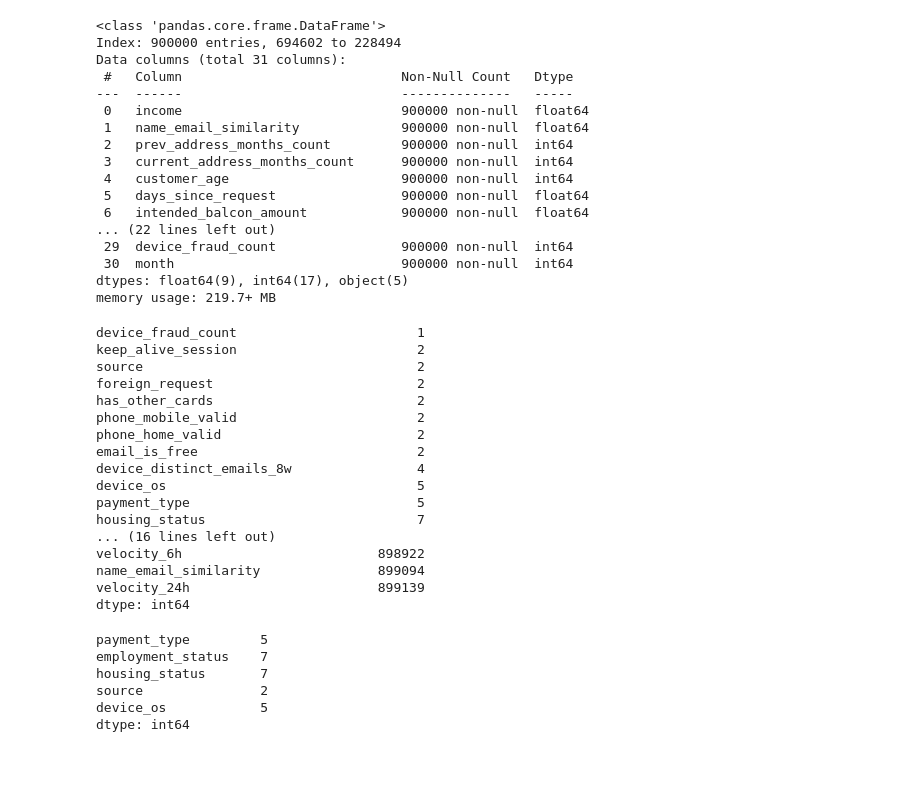
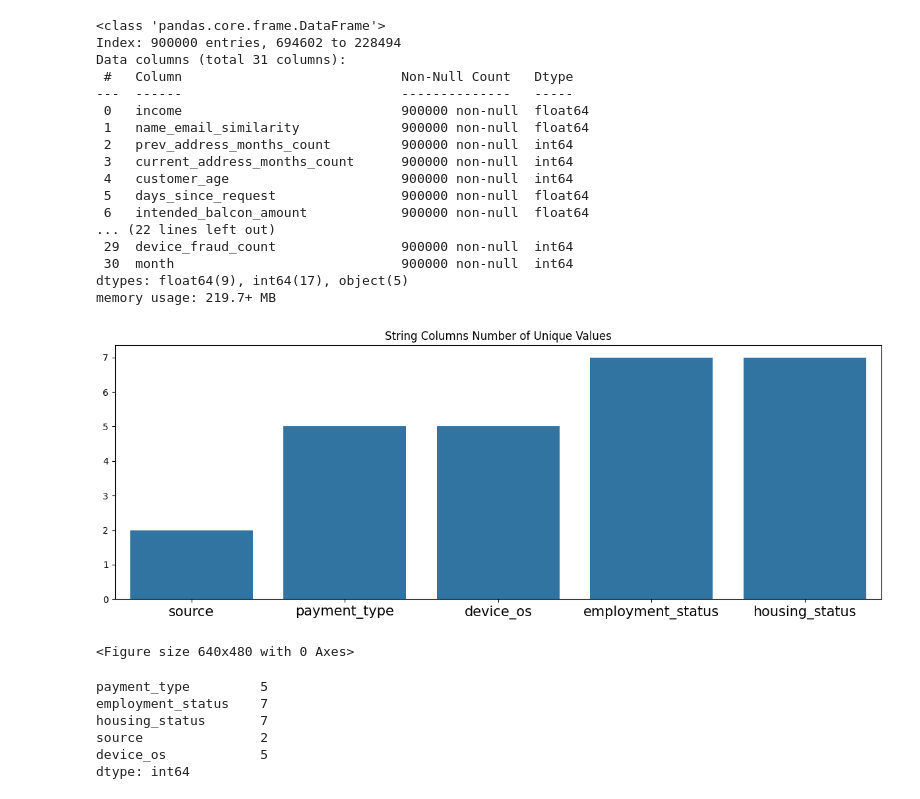
Before and after one commit to salihboraguder/BankFraudDetection, a Jupyter notebook: TermProject.ipynb, the cells around one changed output. Saved outputs shown, nothing was run; the diff lists cells and outputs as text; code cells hidden in the pictures; blank space fills up the shorter version.

```diff
--- a/explore.ipynb
+++ b/TermProject.ipynb
@@ -74,26 +74,17 @@ Data columns (total 31 columns):
  30  month                             900000 non-null  int64
 dtypes: float64(9), int64(17), object(5)
 memory usage: 219.7+ MB
-# %%
-X_train.nunique().sort_values(ascending=True)
-# %% [output]
-device_fraud_count                       1
-keep_alive_session                       2
-source                                   2
-foreign_request                          2
-has_other_cards                          2
-phone_mobile_valid                       2
-phone_home_valid                         2
-email_is_free                            2
-device_distinct_emails_8w                4
-device_os                                5
-payment_type                             5
-housing_status                           7
-... (16 lines left out)
-velocity_6h                         898922
-name_email_similarity               899094
-velocity_24h                        899139
-dtype: int64
+# %%
+obj_cols = X_train.select_dtypes("object").columns
+plt.figure(figsize=(15,5))
+plt.title("String Columns Number of Unique Values")
+g = sns.barplot(X_train[obj_cols].nunique().sort_values(ascending=True).head(10))
+g.set_xticklabels(g.get_xmajorticklabels(), fontsize = 15)
+plt.show()
+plt.savefig("figures/StringUniquePlot.png")
+# %% [output]
+[figure, added]
+<Figure size 640x480 with 0 Axes>
 # %%
 low_unique_columns = []
 binary_cols = []
```
Also changed, not shown: 1 other file.
